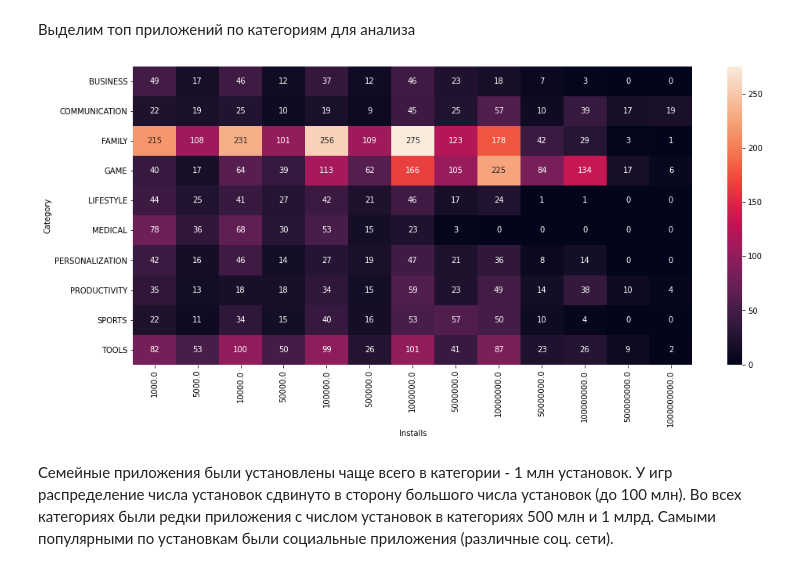
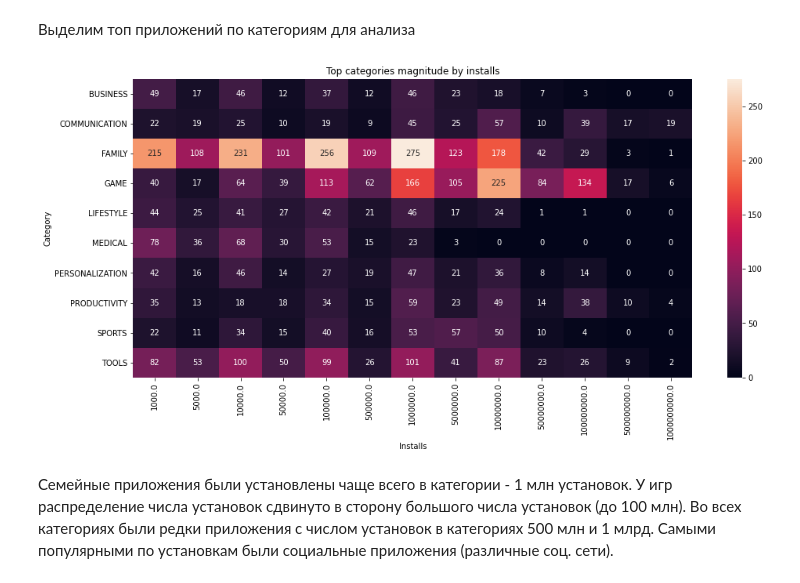
Before and after one commit to Katepompom/pyda_homeworks, a Jupyter notebook: visualization/visualization.ipynb, the cells around one changed output. Drawn from its saved outputs; the diff is of its cells as text; code cells hidden in the pictures.

Commit message:
pretify plots
pretify plots

```diff
--- a/visualization/visualization.ipynb
+++ b/visualization/visualization.ipynb
@@ -162,9 +163,10 @@ install_category = google_play_data[(google_play_data['Installs'] >= 1000) & goo
 # %%
 fig, ax = plt.subplots(1, 1, figsize=(16, 7))
 
 ax = sns.heatmap(install_category, annot = True, fmt='g')
+ax.set_title('Top categories magnitude by installs', size=12);
 # %% [output]
-[figure, old version]
+[figure, new version]
 # %% [markdown]
 Семейные приложения были установлены чаще всего в категории - 1 млн установок. У игр распределение числа установок сдвинуто в сторону большого числа установок (до 100 млн). Во всех категориях были редки приложения с числом установок в категориях 500 млн и 1 млрд. Самыми популярными по установкам были социальные приложения (различные соц. сети).
 # %% [markdown]
```
Also changed, not shown: parts of 9 cells of this notebook.
